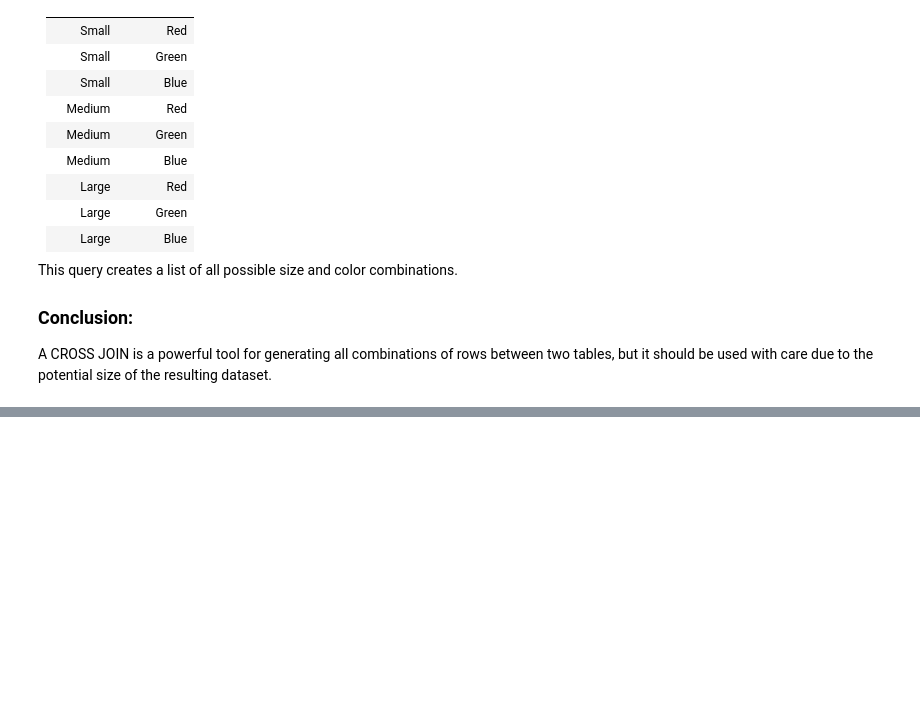
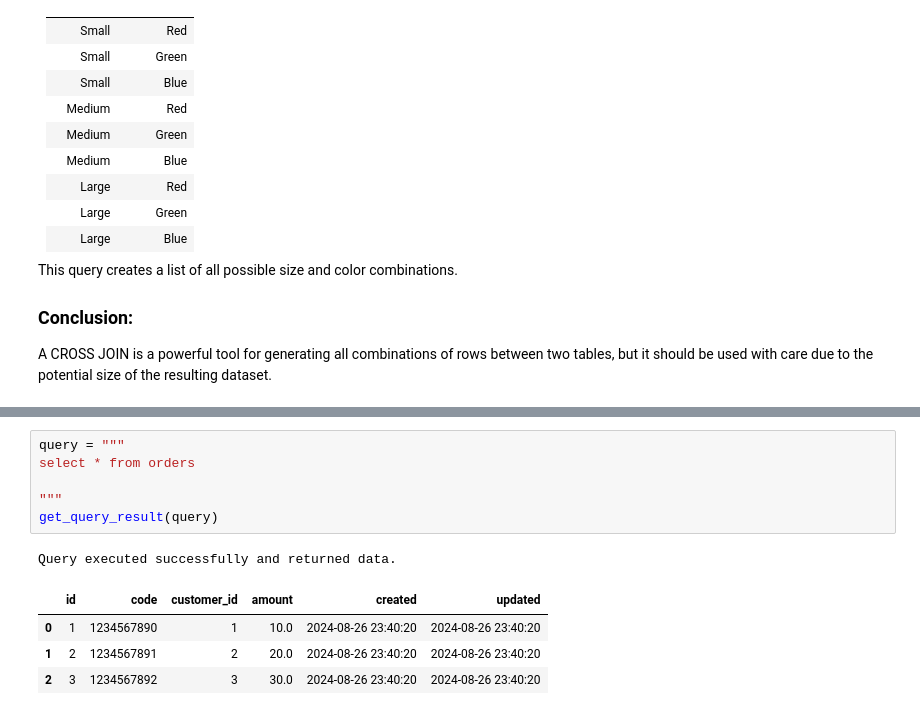
Before and after one commit to souravsarker2015/mysql_bootcamp, a Jupyter notebook: 13_one_to_many_and_joins/13_one_to_many_and_joins.ipynb, the cells around one changed output, grey strips where cells are left out. Cells and saved outputs as stored; diff of their text form; blank space fills up the shorter version.

```diff
--- a/13_one_to_many_and_joins/13_one_to_many_and_joins.ipynb
+++ b/13_one_to_many_and_joins/13_one_to_many_and_joins.ipynb
@@ -328,0 +579,12 @@ A CROSS JOIN is a powerful tool for generating all combinations of rows between
+# %%
+query = """
+select * from orders
+
+"""
+get_query_result(query)
+# %% [output]
+Query executed successfully and returned data.
+|  | id | code | customer_id | amount | created | updated |
+| 0 | 1 | 1234567890 | 1 | 10.0 | 2024-08-26 23:40:20 | 2024-08-26 23:40:20 |
+| 1 | 2 | 1234567891 | 2 | 20.0 | 2024-08-26 23:40:20 | 2024-08-26 23:40:20 |
+| 2 | 3 | 1234567892 | 3 | 30.0 | 2024-08-26 23:40:20 | 2024-08-26 23:40:20 |
```
Also changed, not shown: parts of 23 cells of this notebook, 1 other file.
